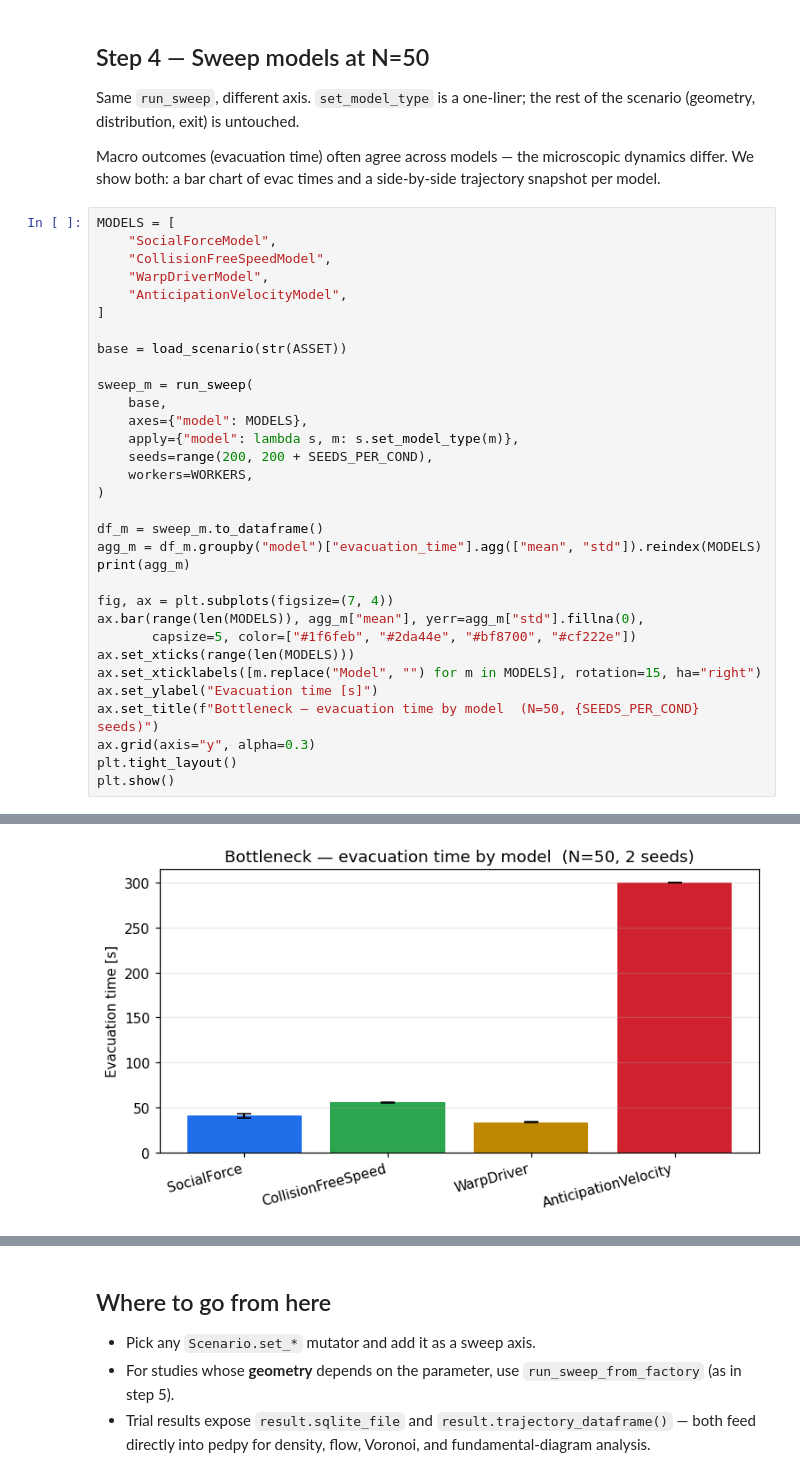
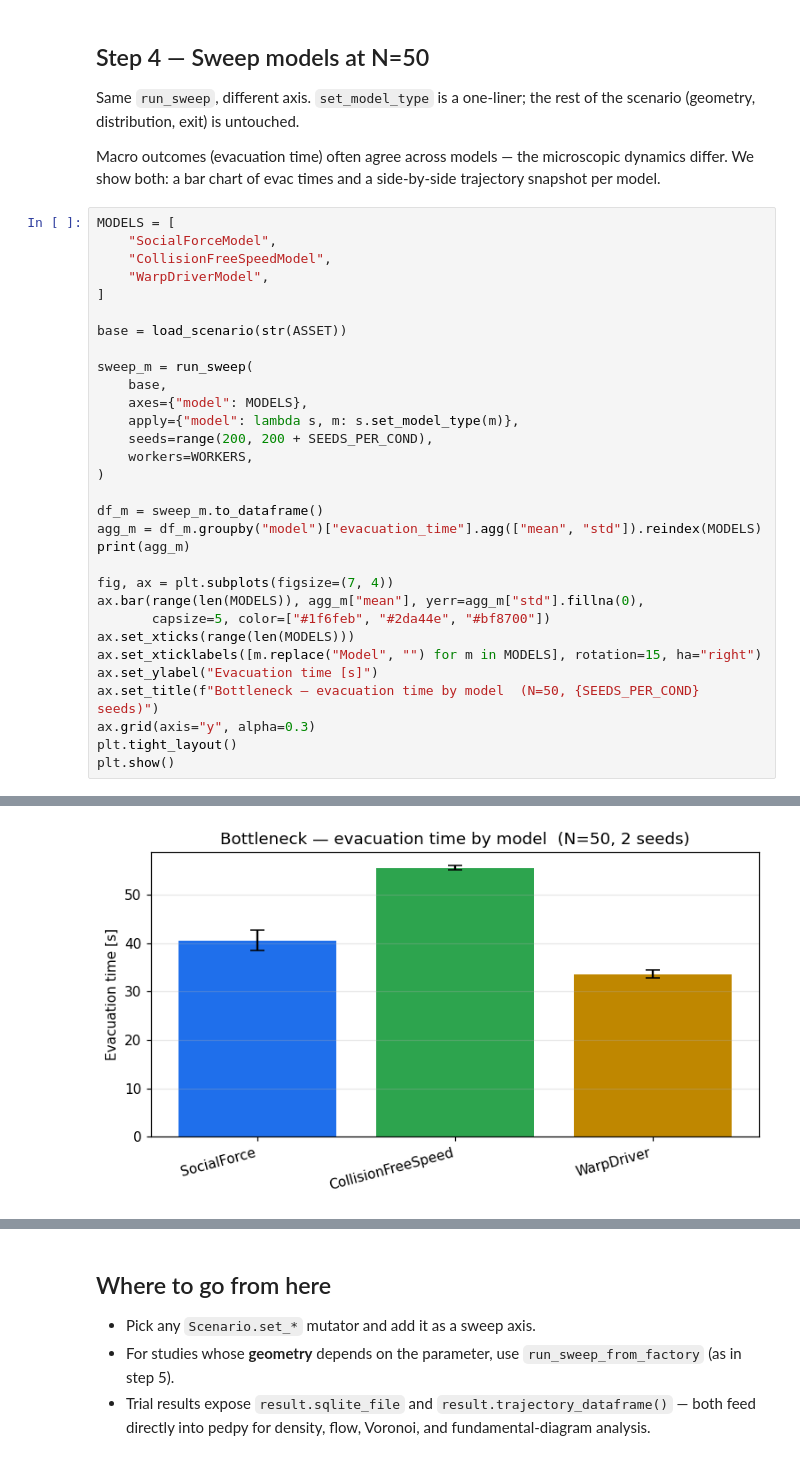
Before and after one commit to PedestrianDynamics/jupedsim-scenarios, a Jupyter notebook: examples/bottleneck_tutorial.ipynb, the cells around one changed output, grey strips where cells are left out. Saved outputs shown, nothing was run; the diff lists cells and outputs as text.

```diff
--- a/examples/bottleneck_tutorial.ipynb
+++ b/examples/bottleneck_tutorial.ipynb
@@ -141,7 +142,6 @@ MODELS = [
     "SocialForceModel",
     "CollisionFreeSpeedModel",
     "WarpDriverModel",
-    "AnticipationVelocityModel",
 ]
 
 base = load_scenario(str(ASSET))
@@ -160,7 +160,7 @@ print(agg_m)
 
 fig, ax = plt.subplots(figsize=(7, 4))
 ax.bar(range(len(MODELS)), agg_m["mean"], yerr=agg_m["std"].fillna(0),
-       capsize=5, color=["#1f6feb", "#2da44e", "#bf8700", "#cf222e"])
+       capsize=5, color=["#1f6feb", "#2da44e", "#bf8700"])
 ax.set_xticks(range(len(MODELS)))
 ax.set_xticklabels([m.replace("Model", "") for m in MODELS], rotation=15, ha="right")
 ax.set_ylabel("Evacuation time [s]")
@@ -178,3 +177,3 @@ AnticipationVelocityModel  300.000  0.000000
-[figure, old version]
+[figure, new version]
 # %%
 # Side-by-side trajectory snapshots — one representative seed per model
```
Also changed, not shown: parts of 7 cells of this notebook, 1 other file.
